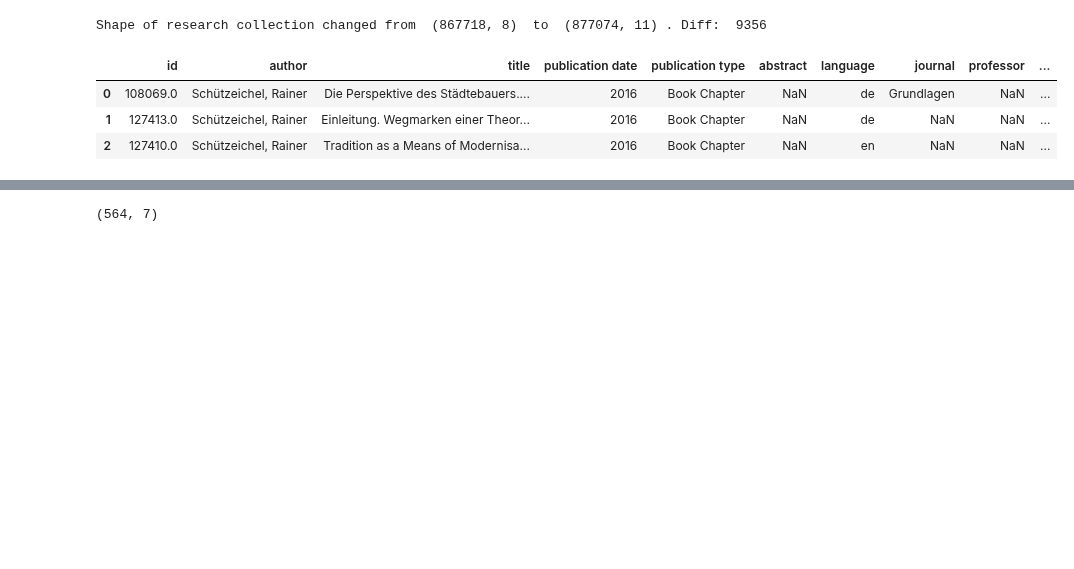
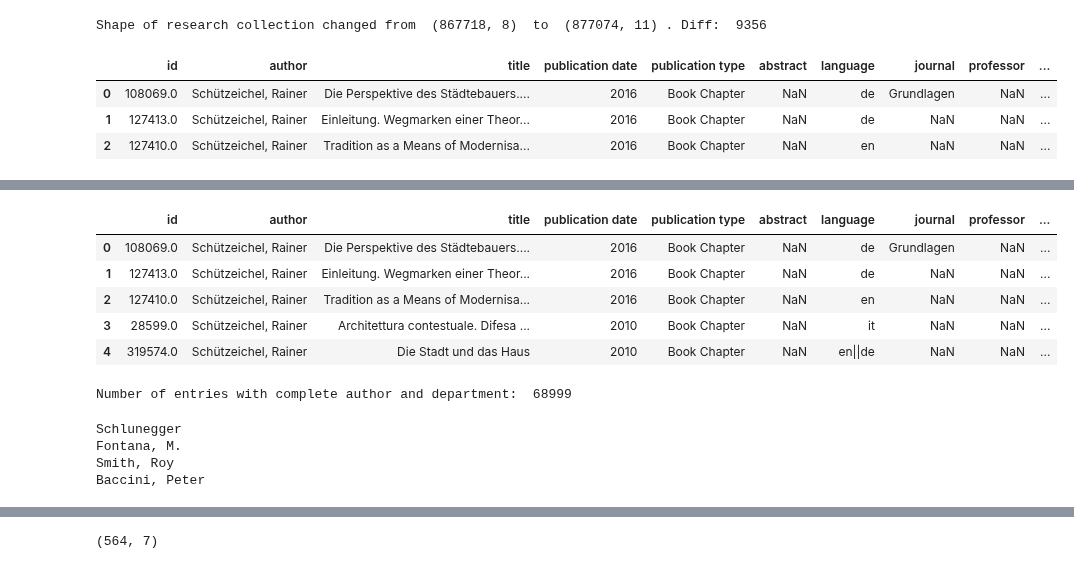
Before and after one commit to GiuliaLanzillotta/ETH_SEARCH, a Jupyter notebook: Data import.ipynb, the cells around one changed output, grey strips where cells are left out. Drawn from its saved outputs; the diff is of its cells as text; code cells hidden in the pictures; blank space fills up the shorter version.

Commit message:
merged on cost center data

```diff
--- a/Data import.ipynb
+++ b/Data import.ipynb
@@ -175,0 +208,40 @@ Shape of research collection changed from  (867718, 8)  to  (877074, 11) . Diff:
+# %%
+# note: we have no department-specific code/leitzahl
+ln = leitzahl_mapping[["NAME","DEPT"]]
+# %%
+# try merging as is
+
+rc_temp = rd_m.merge(ln, how = "left", left_on = "author", right_on = "NAME")
+rc_temp.head()
+# %% [output]
+|  | id | author | title | publication date | publication type | abstract | language | journal | professor | ... |
+| 0 | 108069.0 | Schützeichel, Rainer | Die Perspektive des Städtebauers.... | 2016 | Book Chapter | NaN | de | Grundlagen | NaN | ... |
+| 1 | 127413.0 | Schützeichel, Rainer | Einleitung. Wegmarken einer Theor... | 2016 | Book Chapter | NaN | de | NaN | NaN | ... |
+| 2 | 127410.0 | Schützeichel, Rainer | Tradition as a Means of Modernisa... | 2016 | Book Chapter | NaN | en | NaN | NaN | ... |
+| 3 | 28599.0 | Schützeichel, Rainer | Architettura contestuale. Difesa ... | 2010 | Book Chapter | NaN | it | NaN | NaN | ... |
+| 4 | 319574.0 | Schützeichel, Rainer | Die Stadt und das Haus | 2010 | Book Chapter | NaN | en||de | NaN | NaN | ... |
+# %%
+# check department + author coverage
+
+print("Number of entries with complete author and department: ",
+      sum((rc_temp["author"].notna() & rc_temp["DEPT"].notna())))
+
+# better than research areas data!
+# %% [output]
+Number of entries with complete author and department:  68999
+# %%
+# now try with deleting parentheses after the names
+
+def delete_parenthesis(name):
+    if isinstance(name, str):
+        return re.split('(\s\([a-zA-Z.]+\))', name)[0]
+
+print(delete_parenthesis('Schlunegger (ehem.)'))
+print(delete_parenthesis('Fontana, M. (em.)'))
+print(delete_parenthesis('Smith, Roy (Tit.)'))
+print(delete_parenthesis('Baccini, Peter (em.)'))
+# %% [output]
+Schlunegger
+Fontana, M.
+Smith, Roy
+Baccini, Peter
```
Also changed, not shown: parts of 13 cells of this notebook, 1 other file.
